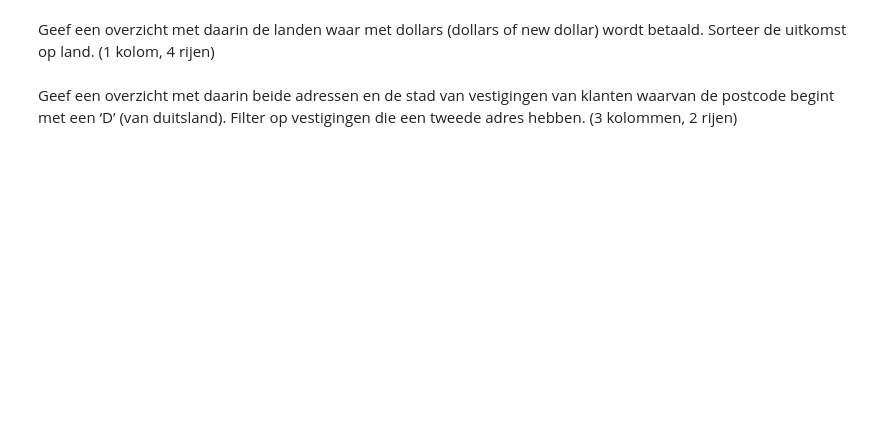
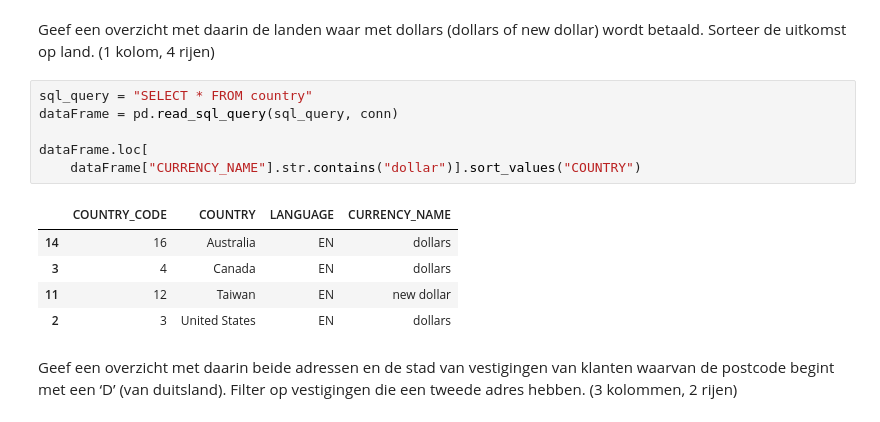
Before and after one commit to ReesMehorst/DEAI, a Jupyter notebook: DEAI - Pythonweek WC Dataselectie met pandas/OpdrachtenMees.ipynb, the cells around one changed output. Saved outputs shown, nothing was run; the diff lists cells and outputs as text; blank space fills up the shorter version.

```diff
--- a/DEAI - Pythonweek WC Dataselectie met pandas/OpdrachtenMees.ipynb
+++ b/DEAI - Pythonweek WC Dataselectie met pandas/OpdrachtenMees.ipynb
@@ -144,4 +162,16 @@ Geef een overzicht met daarin het eerste adres en de stad van verkoopafdelingen
 # %% [markdown]
 Geef een overzicht met daarin de landen waar met dollars (dollars of new dollar) wordt betaald. Sorteer de uitkomst op land. (1 kolom, 4 rijen)
+# %%
+sql_query = "SELECT * FROM country"
+dataFrame = pd.read_sql_query(sql_query, conn)
+
+dataFrame.loc[
+    dataFrame["CURRENCY_NAME"].str.contains("dollar")].sort_values("COUNTRY")
+# %% [output]
+|  | COUNTRY_CODE | COUNTRY | LANGUAGE | CURRENCY_NAME |
+| 14 | 16 | Australia | EN | dollars |
+| 3 | 4 | Canada | EN | dollars |
+| 11 | 12 | Taiwan | EN | new dollar |
+| 2 | 3 | United States | EN | dollars |
 # %% [markdown]
 Geef een overzicht met daarin beide adressen en de stad van vestigingen van klanten waarvan de postcode begint met een ‘D’ (van duitsland). Filter op vestigingen die een tweede adres hebben. (3 kolommen, 2 rijen)
```
Also changed, not shown: parts of 2 cells of this notebook, 1 other file.
